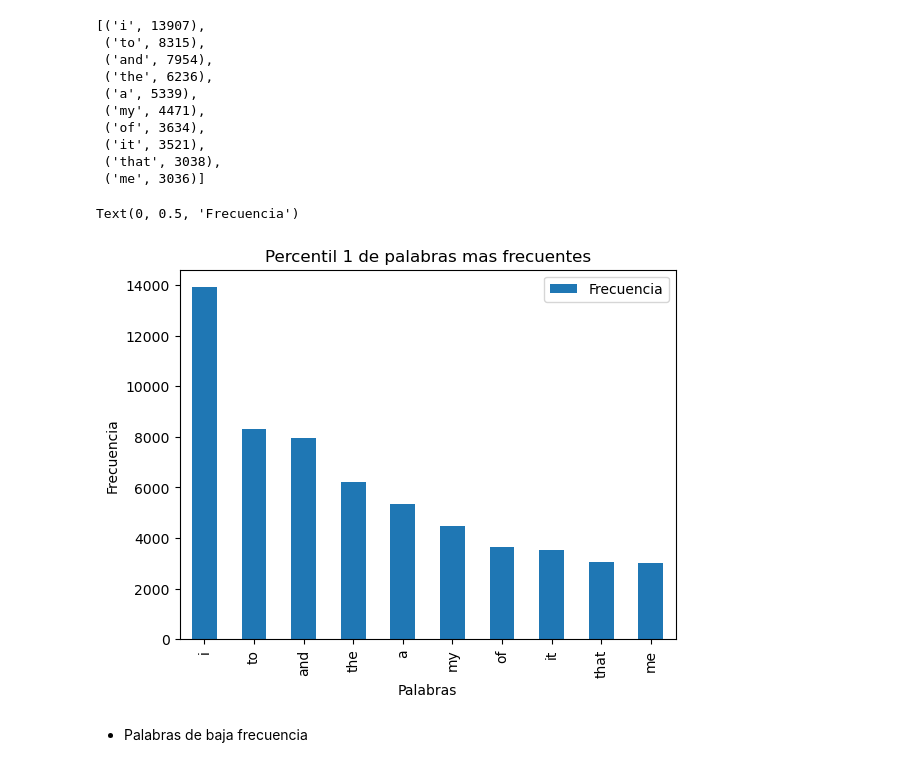
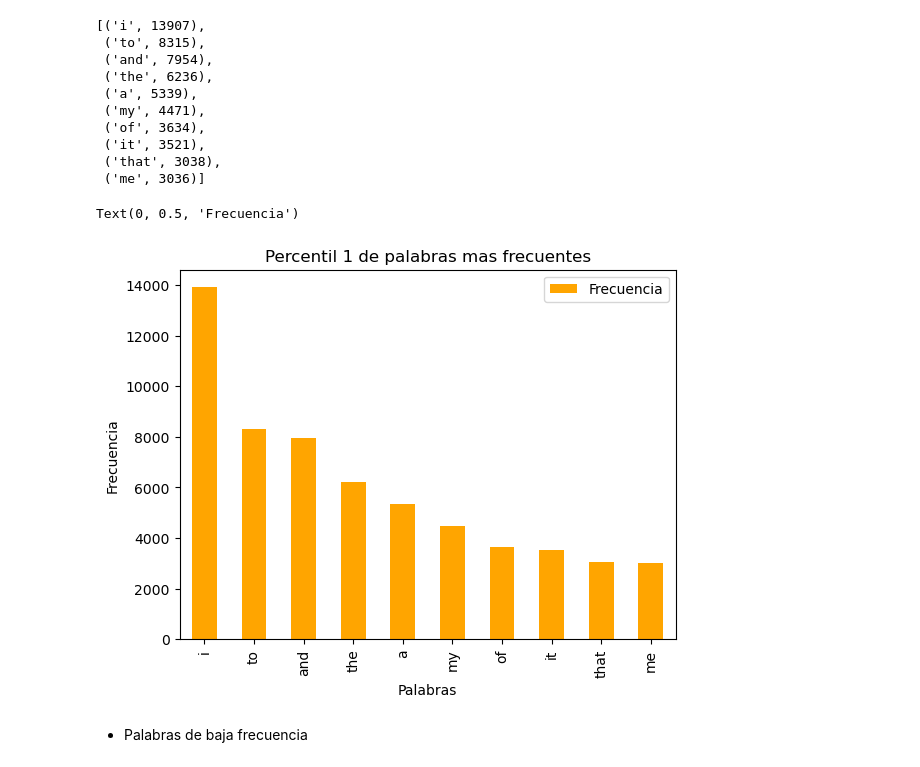
Before and after one commit to valemicolgarcia/Stress-Detection, a Jupyter notebook: nlp.ipynb, the cells around one changed output. Saved outputs shown, nothing was run; the diff lists cells and outputs as text; code cells hidden in the pictures.

```diff
--- a/nlp.ipynb
+++ b/nlp.ipynb
@@ -42,7 +59,7 @@ import matplotlib.pyplot as plt
 # %% [markdown]
 ### Lectura del dataset
 # %%
-df = pd.read_csv('https://raw.githubusercontent.com//valemicolgarcia//NLP-Natural-Language-Processing//main//Stress//Stress.csv')
+df = pd.read_csv('https://raw.githubusercontent.com//valemicolgarcia//Stress-Detection//main//Stress.csv')
 df.head()
 # %% [output]
 |  | subreddit | post_id | sentence_range | text | label | confidence | social_timestamp |
@@ -330,13 +367,13 @@ top_1_percentile[:10]
  ('that', 3038),
  ('me', 3036)]
 # %%
-pd.DataFrame(top_1_percentile[:10], columns=['Palabras','Frecuencia']).set_index('Palabras').plot(kind='bar')
+pd.DataFrame(top_1_percentile[:10], columns=['Palabras','Frecuencia']).set_index('Palabras').plot(kind='bar', color='orange')
 plt.title('Percentil 1 de palabras mas frecuentes')
 plt.xlabel('Palabras')
 plt.ylabel('Frecuencia')
 # %% [output]
 Text(0, 0.5, 'Frecuencia')
-[figure, old version]
+[figure, new version]
 # %% [markdown]
 - Palabras de baja frecuencia
 # %%
```
Also changed, not shown: parts of 63 cells of this notebook.
